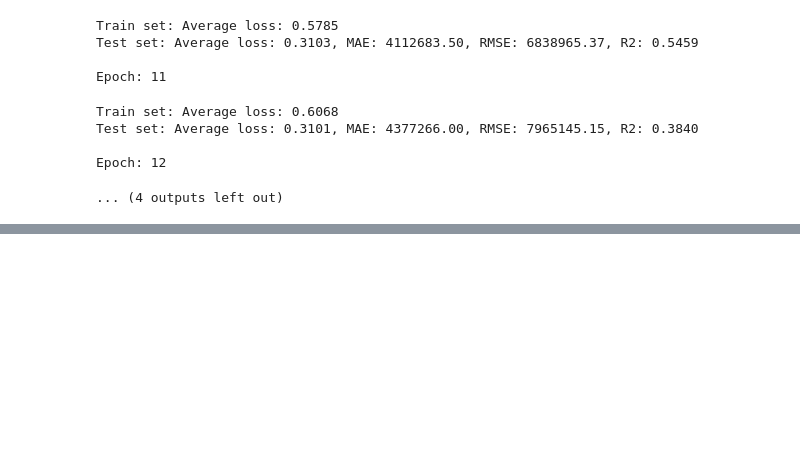
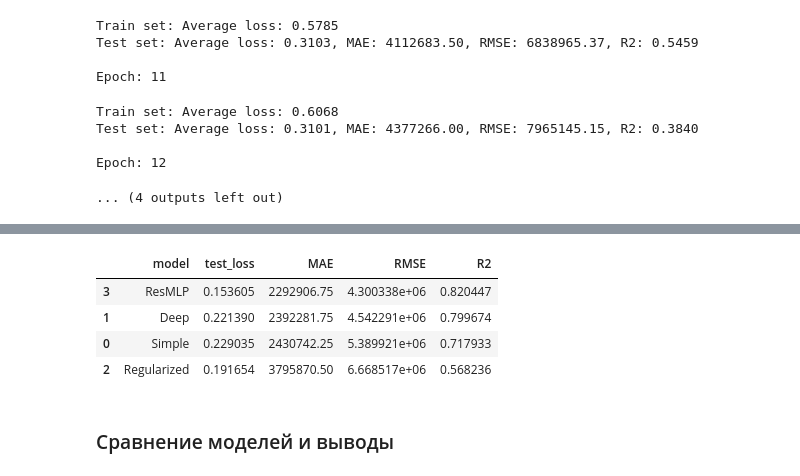
Before and after one commit to burtsev-sa/gp_5_DL, a Jupyter notebook: notebooks/mlp_tab.ipynb, the cells around one changed output, grey strips where cells are left out. Drawn from its saved outputs; the diff is of its cells as text; code cells hidden in the pictures; blank space fills up the shorter version.

```diff
--- a/notebooks/mlp_tab.ipynb
+++ b/notebooks/mlp_tab.ipynb
@@ -472,0 +513,10 @@ Epoch: 12
+# %%
+res.sort_values('MAE')
+# %% [output]
+|  | model | test_loss | MAE | RMSE | R2 |
+| 3 | ResMLP | 0.153605 | 2292906.75 | 4.300338e+06 | 0.820447 |
+| 1 | Deep | 0.221390 | 2392281.75 | 4.542291e+06 | 0.799674 |
+| 0 | Simple | 0.229035 | 2430742.25 | 5.389921e+06 | 0.717933 |
+| 2 | Regularized | 0.191654 | 3795870.50 | 6.668517e+06 | 0.568236 |
+# %% [markdown]
+### Сравнение моделей и выводы
```
Also changed, not shown: parts of 16 cells of this notebook, 1 other file.
